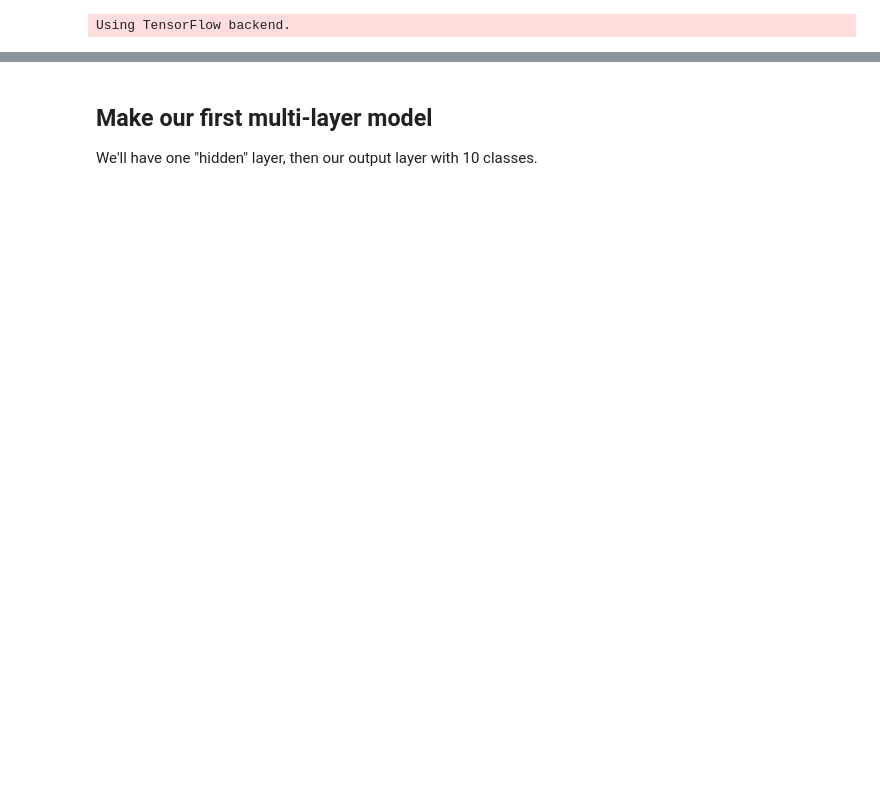
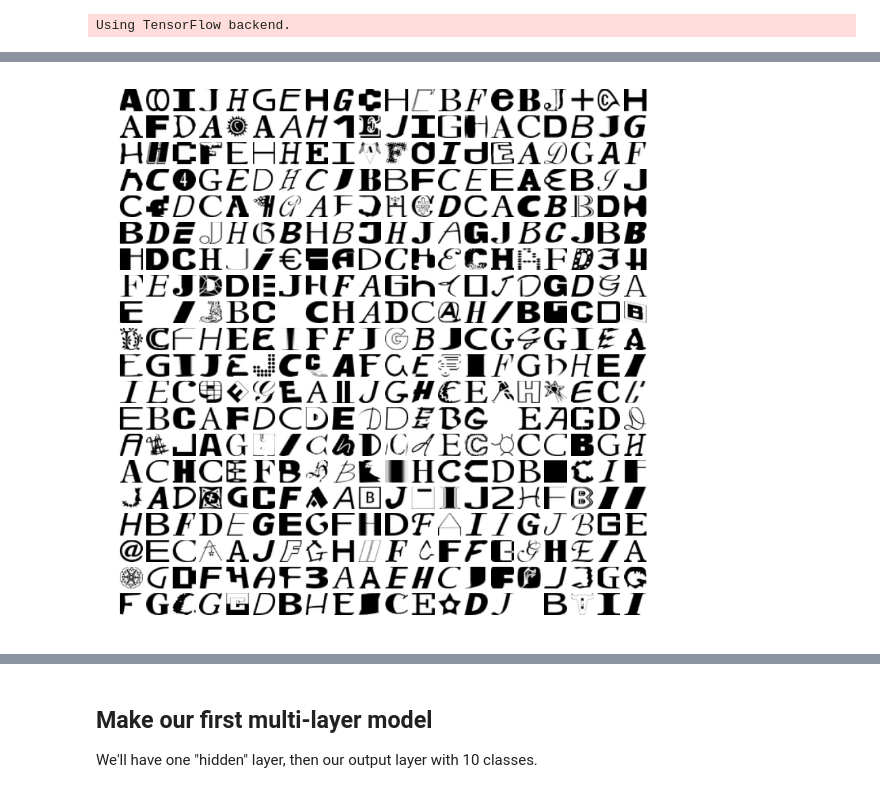
Before and after one commit to shnayder/deep-learning-workshop, a Jupyter notebook: 02-notmnist-mlp-keras.ipynb, the cells around one changed output, grey strips where cells are left out. Cells and saved outputs as stored; diff of their text form; code cells hidden in the pictures; blank space fills up the shorter version.

```diff
--- a/02-notmnist-mlp-keras.ipynb
+++ b/02-notmnist-mlp-keras.ipynb
@@ -32,0 +61,11 @@ from display import visualize_keras_model, plot_training_curves
+# %%
+# Look at a bunch of examples
+fig, axs = plt.subplots(20,20, sharex=True, sharey=True, figsize=(10,10))
+for i, idx in enumerate(np.random.choice(len(x_train), 400, replace=False)):
+    img = x_train[idx]
+    ax = axs[i//20, i%20]
+    ax.imshow(img)
+    ax.axis('off')
+sns.despine(fig, left=True, bottom=True)
+# %% [output]
+[figure, added]
```
Also changed, not shown: parts of 25 cells of this notebook, 1 other file.
